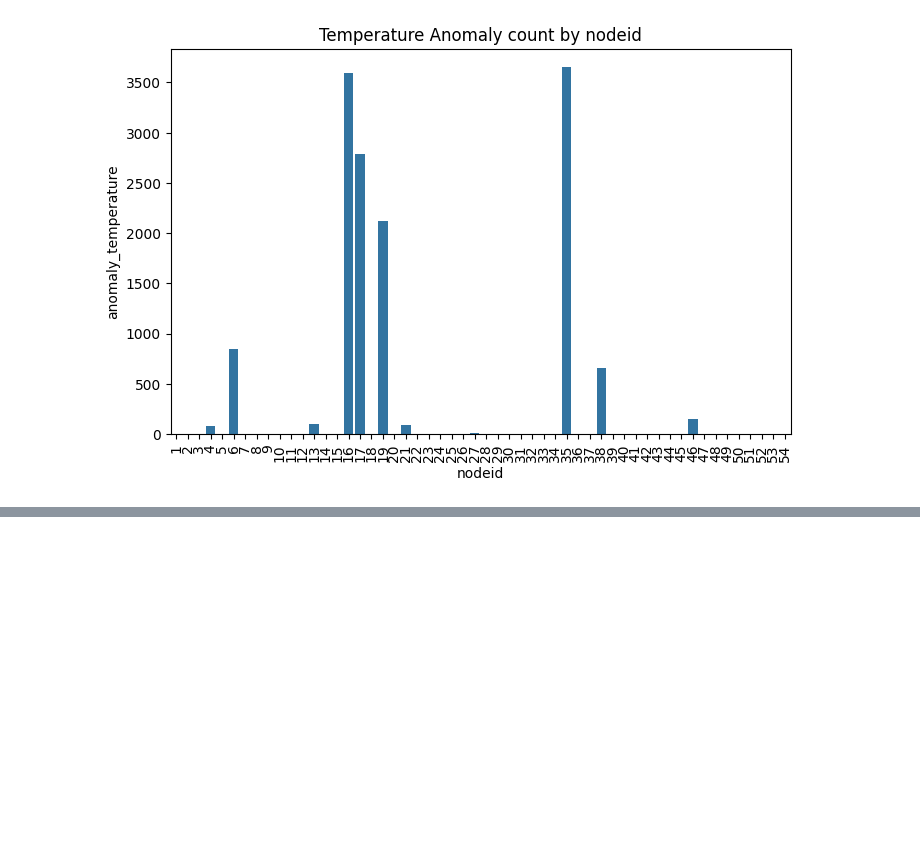
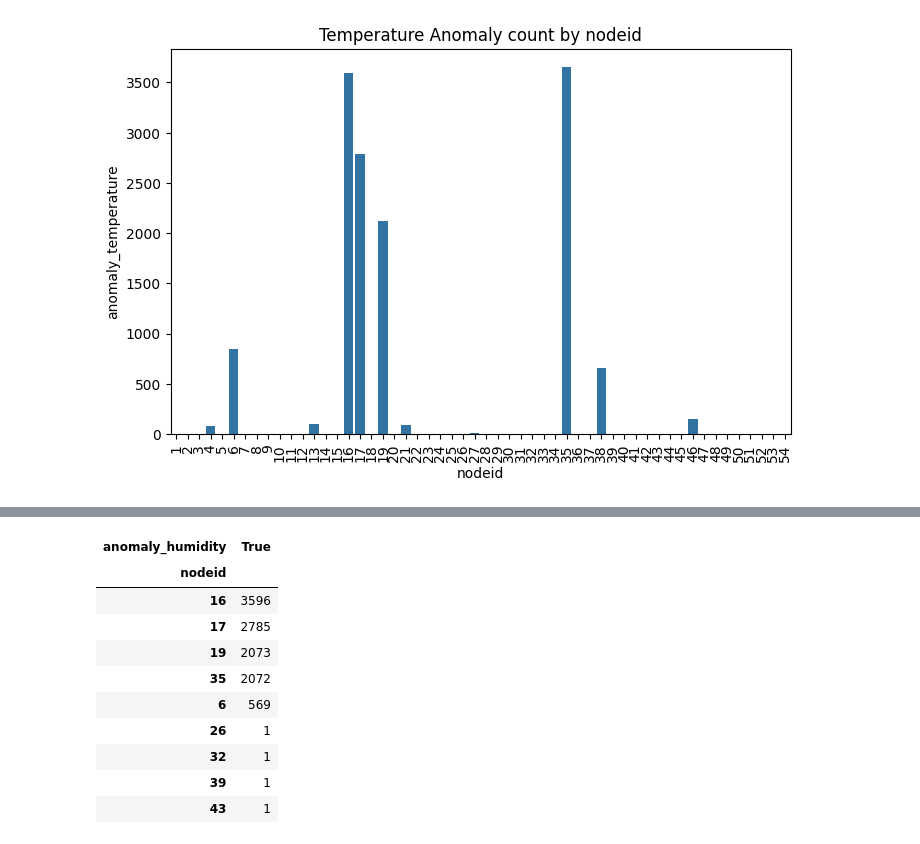
Before and after one commit to siji2022/CS6604_LoG_project, a Jupyter notebook: manual_labeling.ipynb, the cells around one changed output, grey strips where cells are left out. Drawn from its saved outputs; the diff is of its cells as text; code cells hidden in the pictures; blank space fills up the shorter version.

```diff
--- a/manual_labeling.ipynb
+++ b/manual_labeling.ipynb
@@ -107,0 +158,16 @@ for idx in range(1,55):
+# %%
+# group by nodeid and anomaly_temperature and count the size,
+df_an=df[df['anomaly_humidity']==True]
+df_an.groupby(['nodeid','anomaly_humidity']).size().unstack().sort_values(by=True,ascending=False)
+# %% [output]
+| anomaly_humidity | True |
+| nodeid |  |
+| 16 | 3596 |
+| 17 | 2785 |
+| 19 | 2073 |
+| 35 | 2072 |
+| 6 | 569 |
+| 26 | 1 |
+| 32 | 1 |
+| 39 | 1 |
+| 43 | 1 |
```
Also changed, not shown: parts of 5 cells of this notebook, 1 other file.
